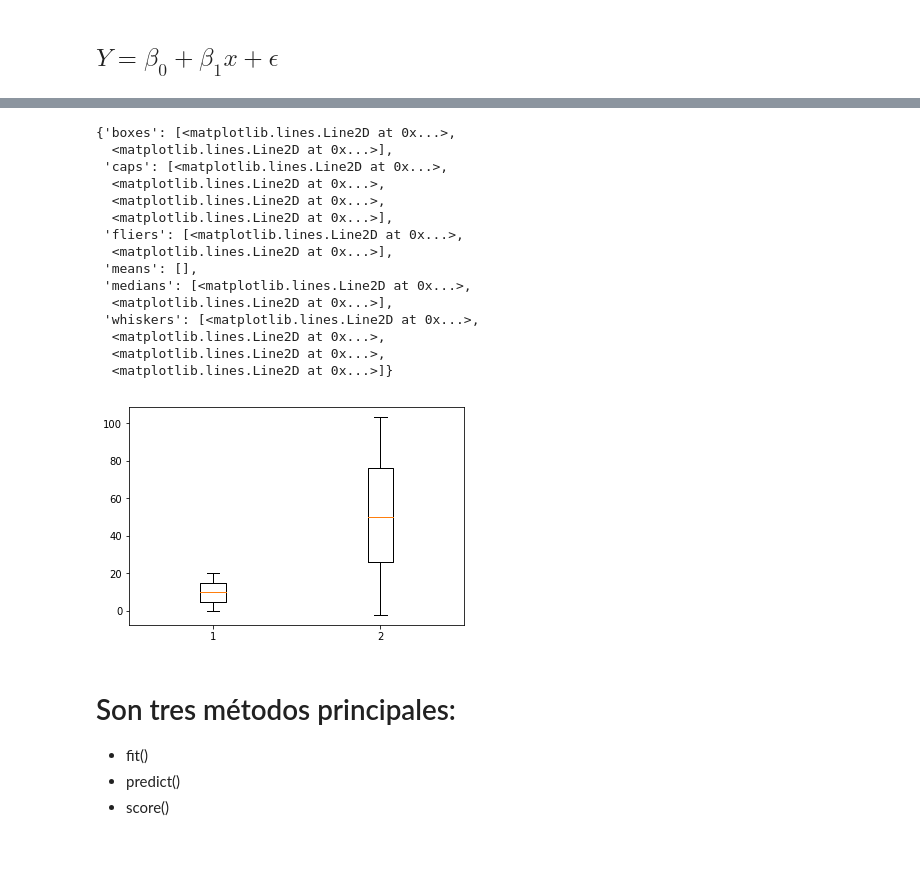
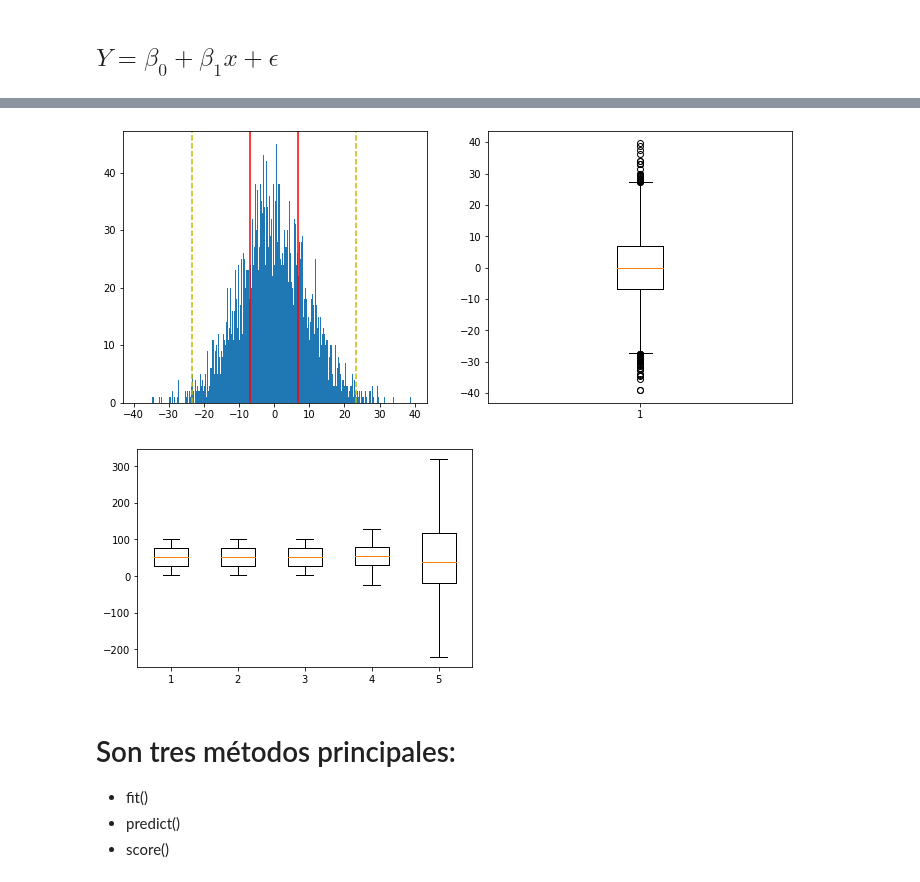
Before and after one commit to ramonapariciog/LIAPRE-Masters, a Jupyter notebook: clases/regresion/Apoyo_regresion_lineal.ipynb, the cells around one changed output, grey strips where cells are left out. Drawn from its saved outputs; the diff is of its cells as text; code cells hidden in the pictures; blank space fills up the shorter version.

```diff
--- a/clases/regresion/Apoyo_regresion_lineal.ipynb
+++ b/clases/regresion/Apoyo_regresion_lineal.ipynb
@@ -57,22 +78,24 @@ plt.boxplot([(y2+100),y])
-# %%
-plt.boxplot([x,y])
-# %% [output]
-{'boxes': [<matplotlib.lines.Line2D at 0x...>,
-  <matplotlib.lines.Line2D at 0x...>],
- 'caps': [<matplotlib.lines.Line2D at 0x...>,
-  <matplotlib.lines.Line2D at 0x...>,
-  <matplotlib.lines.Line2D at 0x...>,
-  <matplotlib.lines.Line2D at 0x...>],
- 'fliers': [<matplotlib.lines.Line2D at 0x...>,
-  <matplotlib.lines.Line2D at 0x...>],
- 'means': [],
- 'medians': [<matplotlib.lines.Line2D at 0x...>,
-  <matplotlib.lines.Line2D at 0x...>],
- 'whiskers': [<matplotlib.lines.Line2D at 0x...>,
-  <matplotlib.lines.Line2D at 0x...>,
-  <matplotlib.lines.Line2D at 0x...>,
-  <matplotlib.lines.Line2D at 0x...>]}
-[figure, removed]
+# %%
+plt.figure(figsize=(12,5))
+plt.subplot(1,2,1)
+primer, segundo, inicio, fin = np.quantile(ruido, [0.25, 0.75, 0.01, 0.99])
+plt.hist(ruido, bins=1000)
+plt.axvline(primer, color='r')
+plt.axvline(segundo, color='r')
+plt.axvline(inicio, color='y', linestyle='--')
+plt.axvline(fin, color='y', linestyle='--')
+plt.subplot(1,2,2)
+plt.boxplot(ruido)
+plt.show()
+# %% [output]
+[figure, added]
+# %%
+def conruido(y0, sigma=1):
+    lenght = y0.shape[0]
+    return y0 + np.random.normal(size=(lenght,), scale=sigma)
+_ = plt.boxplot([y, y,conruido(y), conruido(y, 20), conruido(y, 100)])
+# %% [output]
+[figure, added]
 # %% [markdown]
 # Son tres métodos principales:
 - fit()
```
Also changed, not shown: parts of 52 cells of this notebook, 4 other files.
